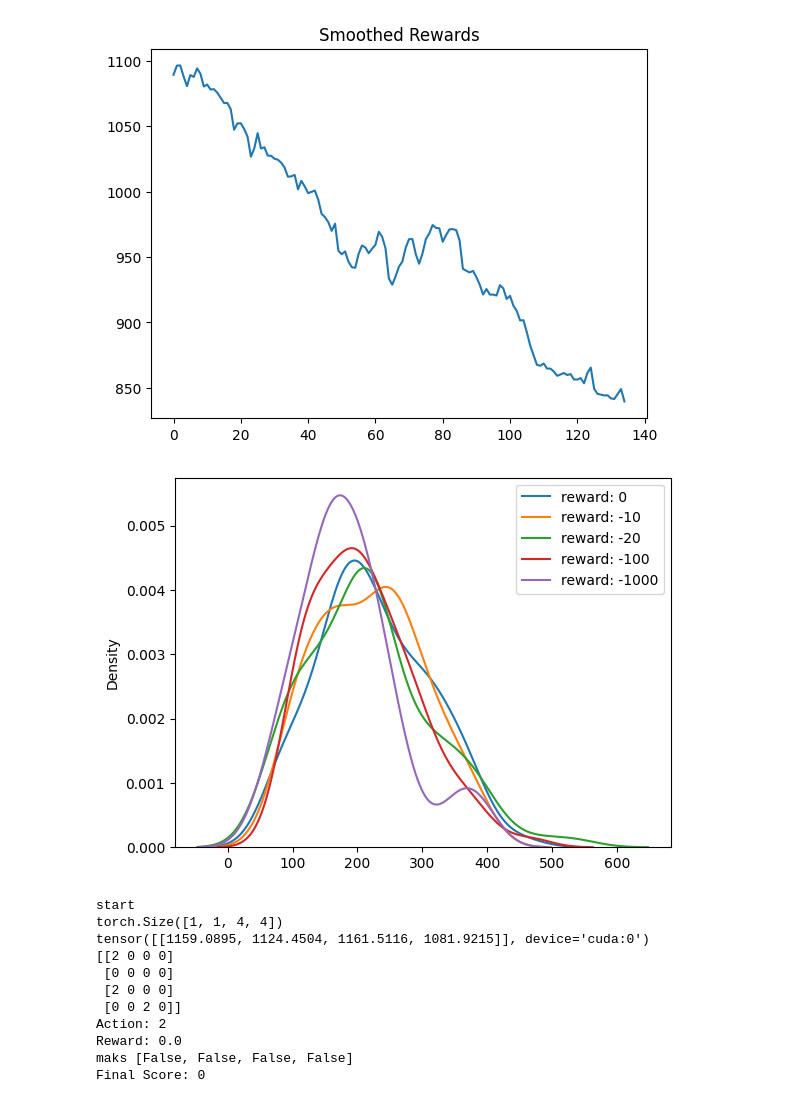
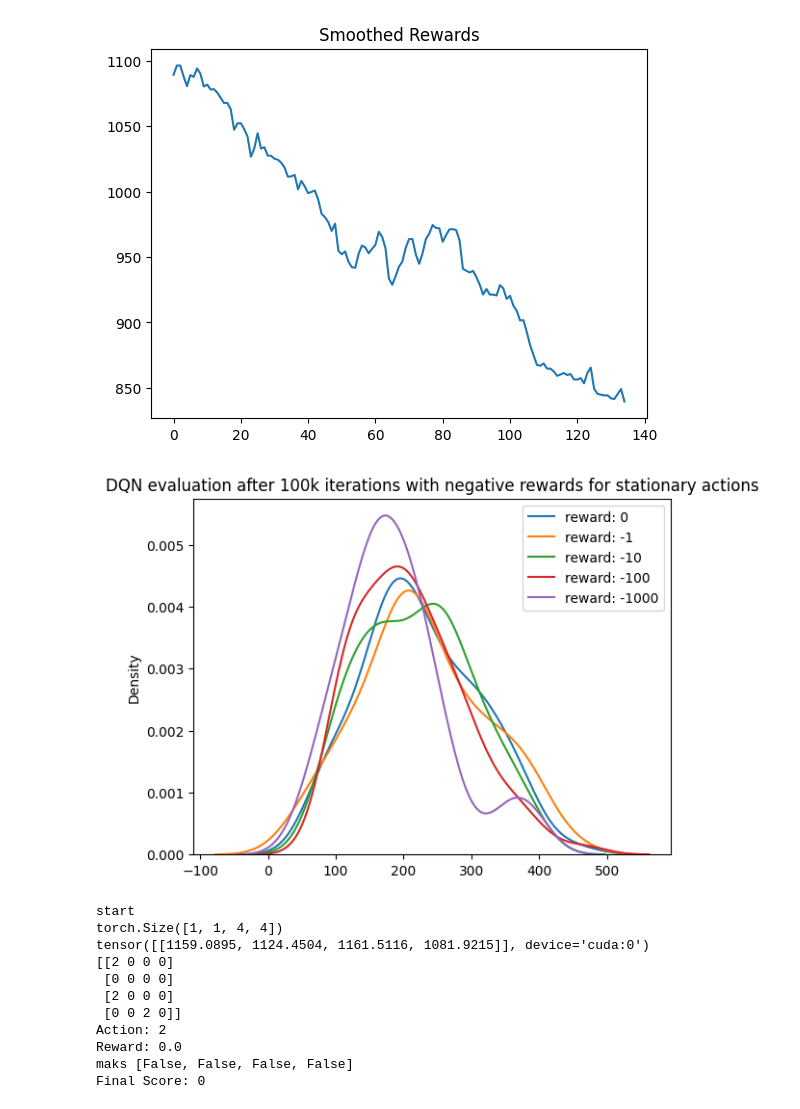
Before and after one commit to sarah-mokhtar/RL-Project-2048, a Jupyter notebook: masked_DQN.ipynb, the cells around one changed output. Drawn from its saved outputs; the diff is of its cells as text; code cells hidden in the pictures.

```diff
--- a/masked_DQN.ipynb
+++ b/masked_DQN.ipynb
@@ -482,7 +482,7 @@ class DQNAgent:
 cfg = DQNConfig()
 cfg.use_masking = False
 results = {}
-for reward in tqdm.tqdm([0,-10,-20,-50,-100,-1000]):
+for reward in tqdm.tqdm([-1,-2]):
     env = TwentyFortyEightEnv(log_reward=False,negative_reward=reward)     # your custom env
     agent = DQNAgent(env, cfg)
     rewards = agent.train(100_000)
@@ -606,7 +538,7 @@ plt.show()
 # %%
 ev_rewards = {}
 
-for reward in tqdm.tqdm([0,-10,-20,-50,-100,-1000]):
+for reward in tqdm.tqdm([0,-1,-2,-10,-100,-1000]):
     env = TwentyFortyEightEnv(negative_reward=0)
     agent = DQNAgent(env,config=cfg)
     agent.load(f"dqn_2024_neg_re_{reward}")
@@ -615,17 +547,18 @@ for reward in tqdm.tqdm([0,-10,-20,-50,-100,-1000]):
 # %%
 import seaborn as sns
 import matplotlib.pyplot as plt
 
 sns.kdeplot(ev_rewards[0], label='reward: 0')
+sns.kdeplot(ev_rewards[-1], label='reward: -1')
+# sns.kdeplot(ev_rewards[-2], label='reward: -2')
 sns.kdeplot(ev_rewards[-10], label='reward: -10')
-sns.kdeplot(ev_rewards[-20], label='reward: -20')
 sns.kdeplot(ev_rewards[-100], label='reward: -100')
 sns.kdeplot(ev_rewards[-1000], label='reward: -1000')
 plt.title("DQN evaluation after 100k iterations with negative rewards for stationary actions")
 plt.legend()
 plt.show()
 # %% [output]
-[figure, old version]
+[figure, new version]
 # %%
 import numpy as np
 
```
Also changed, not shown: parts of 1 cell of this notebook, 8 other files.
